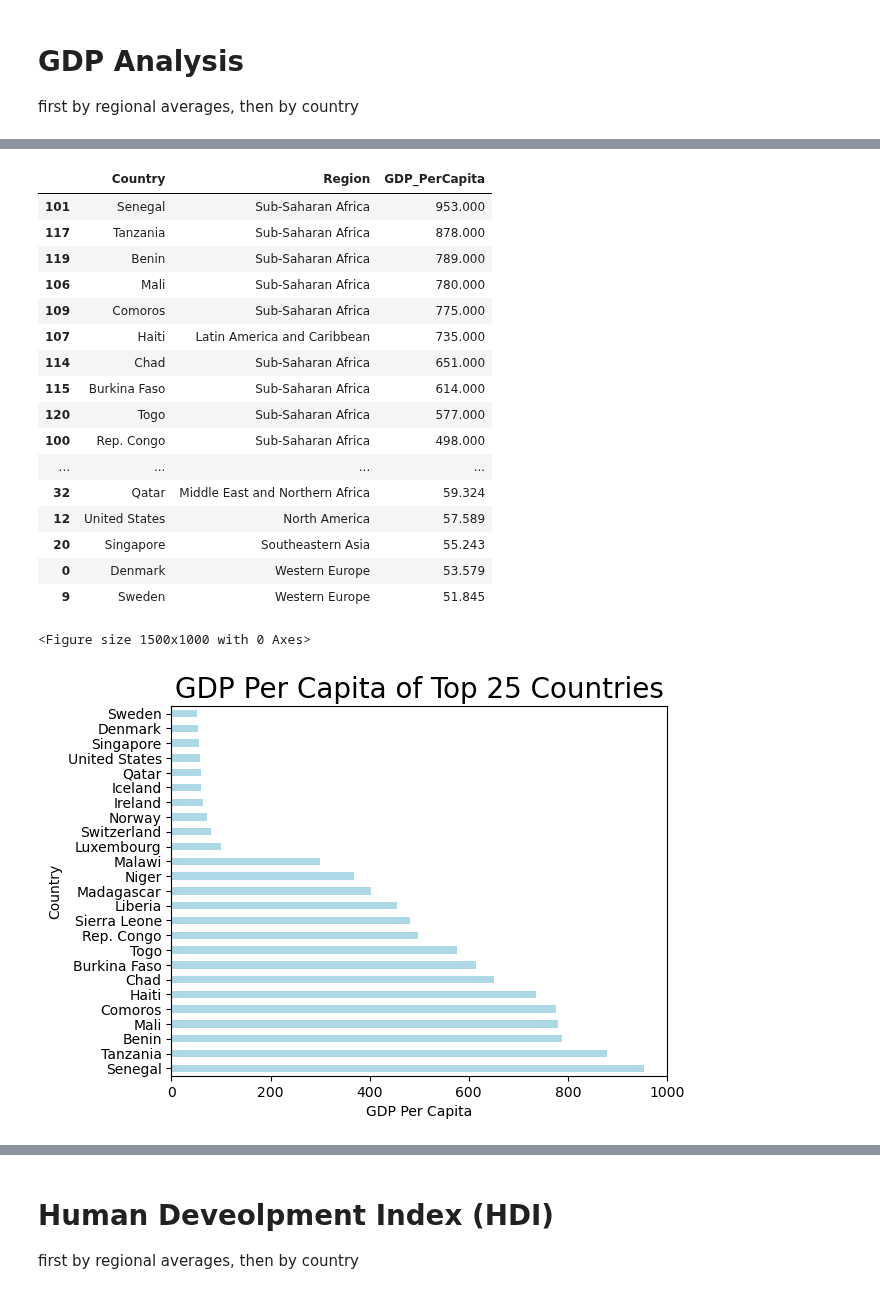
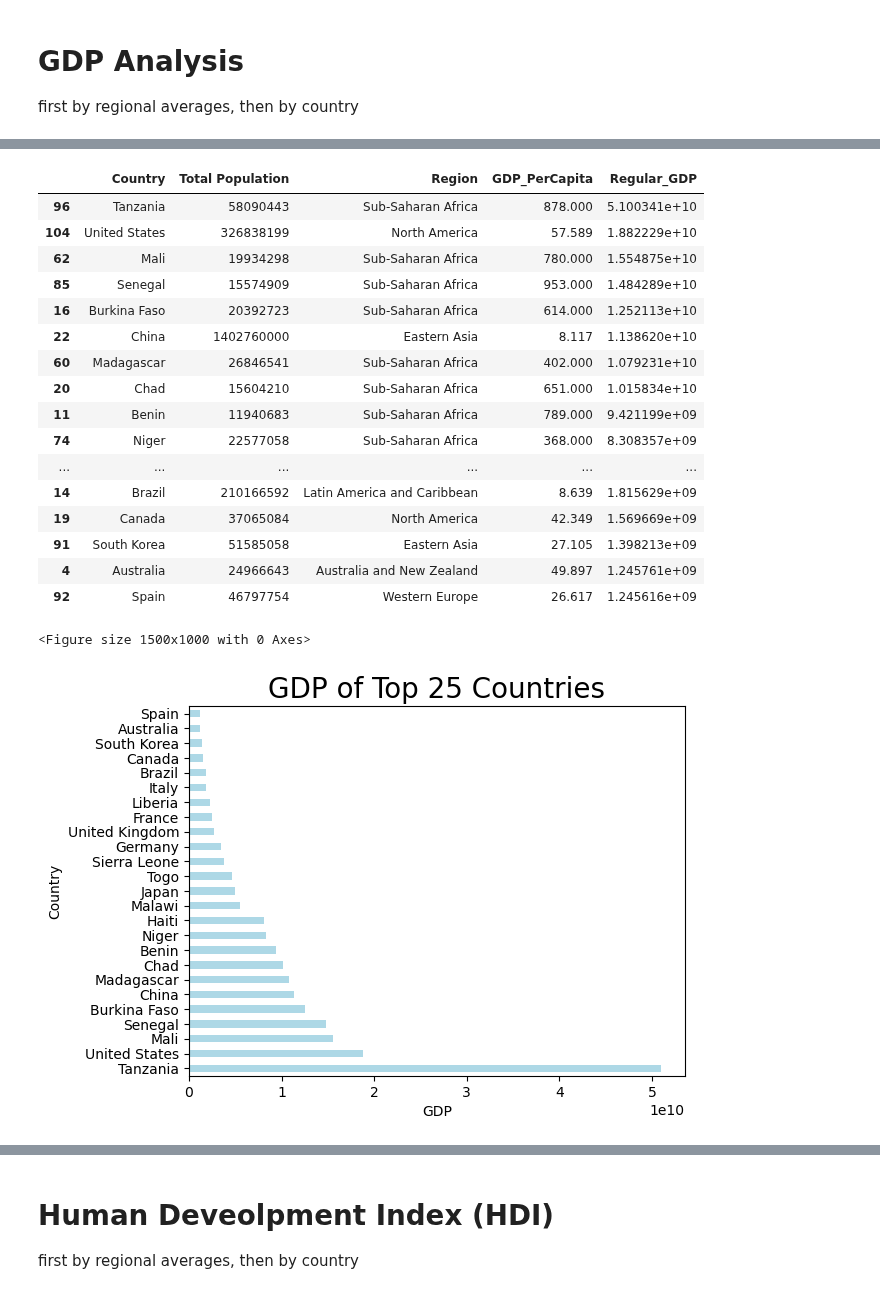
Before and after one commit to mattcaseycpa/project1, a Jupyter notebook: project.ipynb, the cells around one changed output, grey strips where cells are left out. Saved outputs shown, nothing was run; the diff lists cells and outputs as text; code cells hidden in the pictures.

```diff
--- a/project.ipynb
+++ b/project.ipynb
@@ -76,3 +62,7 @@ Index(['Country', 'Region', 'Hemisphere', 'HappinessScore', 'HDI',
 # %% [markdown]
 # Importing Population Data
 for use in averaging GDP per capita
+# %%
+pop_data = pd.read_csv("Data/Population Data/Global Population Trends(2016-2022).csv")
+pop_data_2018 = pop_data.loc[pop_data["Year"] == 2018, ["Country", "Total Population"]]
+pop_data_2018
@@ -78,0 +83,3 @@ for use in averaging GDP per capita
+# %%
+merged_data = pd.merge(pop_data_2018, data_df, how = "inner", on = "Country")
+merged_data
@@ -79,3 +100,20 @@ for use in averaging GDP per capita
 # %% [markdown]
 # GDP Analysis
 first by regional averages, then by country
+# %%
+#GDP not per capita (multiply GDP times population of each country)
+#GDP per nation
+
+# Convert 'GDP_PerCapita' column to numeric
+
+merged_data['GDP_PerCapita'] = pd.to_numeric(merged_data['GDP_PerCapita'], errors='coerce')
+
+# Create a new column 'Regular_GDP' in gdp_df by multiplying 'GDP_PerCapita' and 'Total Population'
+# Check for NaN values in 'GDP_PerCapita' and 'Total Population' columns
+nan_check = merged_data[['GDP_PerCapita', 'Total Population']].isna().any()
+
+if nan_check.any():
+    print("Warning: NaN values detected in the columns. Please handle or remove them.")
+else:
+    # Create a new column 'Regular_GDP' by multiplying 'GDP_PerCapita' and 'Total Population'
+    merged_data['Regular_GDP'] = merged_data['GDP_PerCapita'] * merged_data['Total Population']
@@ -82,4 +140,4 @@ first by regional averages, then by country
 # %%
 #Analysing GDP
-gdp_df=data_df[["Country","Region","GDP_PerCapita"]].copy()
+gdp_df=merged_data[['Country', 'Total Population', 'Region', 'GDP_PerCapita', 'Regular_GDP']]
 gdp_df
@@ -113,38 +184,38 @@ Text(0, 0.5, 'GDP Per Capita')
 # %%
 #top 20 GDP countries
-gdp=gdp_df.sort_values(["GDP_PerCapita"],ascending=False)
+gdp=gdp_df.sort_values(["Regular_GDP"],ascending=False)
 gdp.head(25)
 # %% [output]
-|  | Country | Region | GDP_PerCapita |
-| 101 | Senegal | Sub-Saharan Africa | 953.000 |
-| 117 | Tanzania | Sub-Saharan Africa | 878.000 |
-| 119 | Benin | Sub-Saharan Africa | 789.000 |
-| 106 | Mali | Sub-Saharan Africa | 780.000 |
-| 109 | Comoros | Sub-Saharan Africa | 775.000 |
-| 107 | Haiti | Latin America and Caribbean | 735.000 |
-| 114 | Chad | Sub-Saharan Africa | 651.000 |
-| 115 | Burkina Faso | Sub-Saharan Africa | 614.000 |
-| 120 | Togo | Sub-Saharan Africa | 577.000 |
-| 100 | Rep. Congo | Sub-Saharan Africa | 498.000 |
-| ... | ... | ... | ... |
-| 32 | Qatar | Middle East and Northern Africa | 59.324 |
-| 12 | United States | North America | 57.589 |
-| 20 | Singapore | Southeastern Asia | 55.243 |
-| 0 | Denmark | Western Europe | 53.579 |
-| 9 | Sweden | Western Europe | 51.845 |
+|  | Country | Total Population | Region | GDP_PerCapita | Regular_GDP |
+| 96 | Tanzania | 58090443 | Sub-Saharan Africa | 878.000 | 5.100341e+10 |
+| 104 | United States | 326838199 | North America | 57.589 | 1.882229e+10 |
+| 62 | Mali | 19934298 | Sub-Saharan Africa | 780.000 | 1.554875e+10 |
+| 85 | Senegal | 15574909 | Sub-Saharan Africa | 953.000 | 1.484289e+10 |
+| 16 | Burkina Faso | 20392723 | Sub-Saharan Africa | 614.000 | 1.252113e+10 |
+| 22 | China | 1402760000 | Eastern Asia | 8.117 | 1.138620e+10 |
+| 60 | Madagascar | 26846541 | Sub-Saharan Africa | 402.000 | 1.079231e+10 |
+| 20 | Chad | 15604210 | Sub-Saharan Africa | 651.000 | 1.015834e+10 |
+| 11 | Benin | 11940683 | Sub-Saharan Africa | 789.000 | 9.421199e+09 |
+| 74 | Niger | 22577058 | Sub-Saharan Africa | 368.000 | 8.308357e+09 |
+| ... | ... | ... | ... | ... | ... |
+| 14 | Brazil | 210166592 | Latin America and Caribbean | 8.639 | 1.815629e+09 |
+| 19 | Canada | 37065084 | North America | 42.349 | 1.569669e+09 |
+| 91 | South Korea | 51585058 | Eastern Asia | 27.105 | 1.398213e+09 |
+| 4 | Australia | 24966643 | Australia and New Zealand | 49.897 | 1.245761e+09 |
+| 92 | Spain | 46797754 | Western Europe | 26.617 | 1.245616e+09 |
 # %%
 #chart top 25 countries by GDP
-gdp=gdp_df["GDP_PerCapita"]
+gdp=gdp_df["Regular_GDP"]
 country=gdp_df["Country"]
 
 plt.figure(figsize=(15, 10))
-top_25_countries = gdp_df.nlargest(25, 'GDP_PerCapita')
-top_25_countries.plot(kind='barh', x='Country', y='GDP_PerCapita', color='lightblue', legend=False)
-plt.title('GDP Per Capita of Top 25 Countries', fontsize=20)
-plt.xlabel('GDP Per Capita')
+top_25_countries = gdp_df.nlargest(25, 'Regular_GDP')
+top_25_countries.plot(kind='barh', x='Country', y='Regular_GDP', color='lightblue', legend=False)
+plt.title('GDP of Top 25 Countries', fontsize=20)
+plt.xlabel('GDP')
 plt.ylabel('Country')
 plt.show()
 # %% [output]
 <Figure size 1500x1000 with 0 Axes>
-[figure, old version]
+[figure, new version]
 # %%
```
Also changed, not shown: parts of 11 cells of this notebook.
